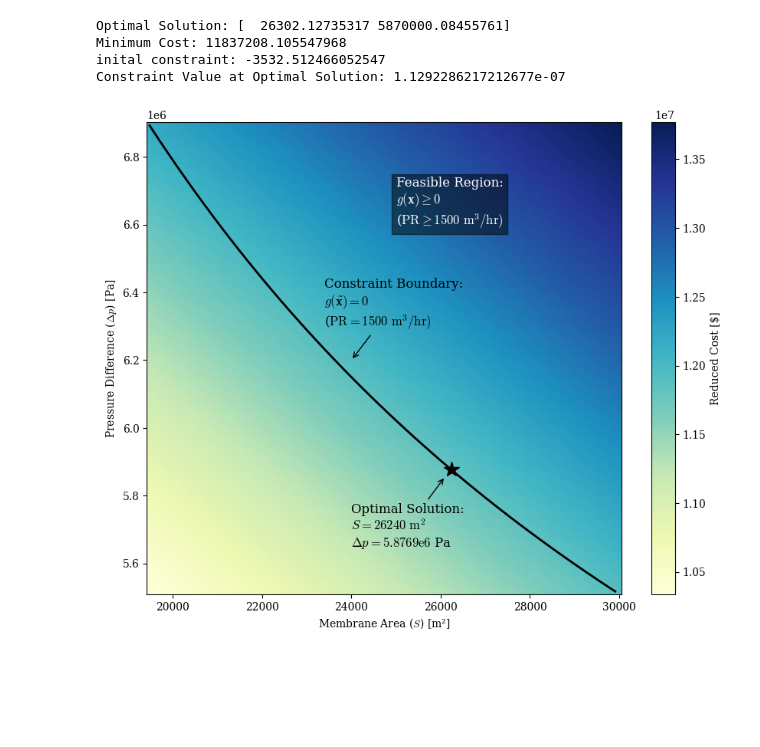
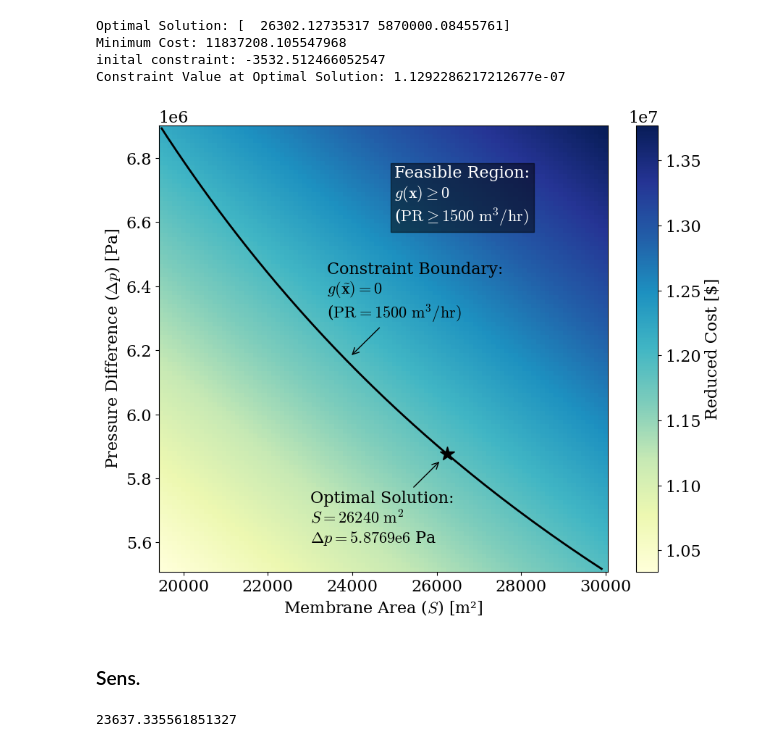
Before and after one commit to freddymartin03/Membrane-Science-and-Membrane-Separation-Processes-CW, a Jupyter notebook: Design.ipynb, the cells around one changed output. Cells and saved outputs as stored; diff of their text form; code cells hidden in the pictures; blank space fills up the shorter version.

```diff
--- a/Design.ipynb
+++ b/Design.ipynb
@@ -207,44 +207,65 @@ for i, delta_p in enumerate(delta_p_values):
 plt.figure(figsize=(10, 8))
 
 plt.pcolormesh(S_values, delta_p_values, cost_values, shading='auto', cmap='YlGnBu')
-plt.colorbar(label=r'Reduced Cost [\$]')
+cbar = plt.colorbar(label=r'Reduced Cost [\$]')
+cbar.set_label(r'Reduced Cost [\$]', fontsize=16)
+cbar.ax.tick_params(labelsize=16)
+cbar.ax.yaxis.offsetText.set_fontsize(16)
+plt.pcolormesh(S_values, delta_p_values, cost_values, shading='auto', cmap='YlGnBu', antialiased=False)
 
 plt.contour(S_values, delta_p_values, constraint_values, levels=[0], colors='k', linewidths=2, label="Constraint Boundary")
 
-plt.xlabel(r'Membrane Area ($S$) [m²]')
-plt.ylabel(r'Pressure Difference ($\Delta p$) [Pa]')
+plt.xlabel(r'Membrane Area ($S$) [m²]', fontsize=16)
+plt.ylabel(r'Pressure Difference ($\Delta p$) [Pa]', fontsize=16)
+
+plt.xticks(fontsize=16)
+plt.yticks(fontsize=16)
+plt.ticklabel_format(style='sci', axis='y', scilimits=(0, 0))
+ax = plt.gca()
+ax.yaxis.offsetText.set_fontsize(16)
 
 plt.annotate(
     r"Constraint Boundary:" + "\n"r"$g(\mathbf{\tilde{x}})=0$" + "\n" + r"($\mathrm{PR} = 1500~\mathrm{m^3/hr})$",
-    xy=(24000, 6.2e6),  # Coordinates of the arrow tip (where the label points)
+    xy=(23950, 6.18e6),  # Coordinates of the arrow tip (where the label points)
     xytext=(23400, 6.3e6),  # Coordinates of the text
     arrowprops=dict(facecolor='black', arrowstyle="->"),
-    fontsize=12
+    fontsize=16
 )
 
 plt.text(
     25000, 6.6e6,  # Coordinates for the text
     "Feasible Region:" + "\n""$g(\mathbf{x}) \geq 0$" + "\n" + r"($\mathrm{PR} \geq 1500~\mathrm{m^3/hr})$",
-    fontsize=12,
+    fontsize=16,
     color='white',
     bbox=dict(facecolor='black', alpha=0.5)  # Optional for a background box
 )
+
+
+# plt.text(
+#     28000, 6.8e6,  # Coordinates for the text
+#     r"High Cost",
+#     fontsize=16,
+#     color='white',
+#     #bbox=dict(facecolor='black', alpha=0.5)  # Optional for a background box
+# )
 
 star_x = 26240
 star_y = 5.8769e6
 
 plt.plot(star_x, star_y, marker='*', color='black', markersize=15)
 
 plt.annotate(
     r"Optimal Solution:" + "\n"r"$S = 26240~\mathrm{m^2}$" + "\n" + r"$\Delta p = 5.8769\mathrm{e}6$ Pa",
     xy=(26100, 5.8569e6),  # Coordinates of the arrow tip (where the label points)
-    xytext=(24000, 5.65e6),  # Coordinates of the text
+    xytext=(23000, 5.6e6),  # Coordinates of the text
     arrowprops=dict(facecolor='black', arrowstyle="->"),
-    fontsize=12
+    fontsize=16
 )
 
-plt.savefig(r'C:\Users\fjm21\OneDrive - Imperial College London\Fourth Year\Membranes\CW\figure.pdf', format='pdf')
+plt.savefig(r'C:\Users\fjm21\OneDrive - Imperial College London\Fourth Year\Membranes\CW\figure.pdf', format='pdf', transparent=False)
 
 plt.show()
 # %% [output]
-[figure, old version]
+[figure, new version]
+# %% [markdown]
+### Sens.
@@ -250,0 +291,5 @@ plt.show()
+# %%
+test = f(6.2)
+print(test)
+# %% [output]
+23637.335561851327
```
Also changed, not shown: parts of 14 cells of this notebook.
